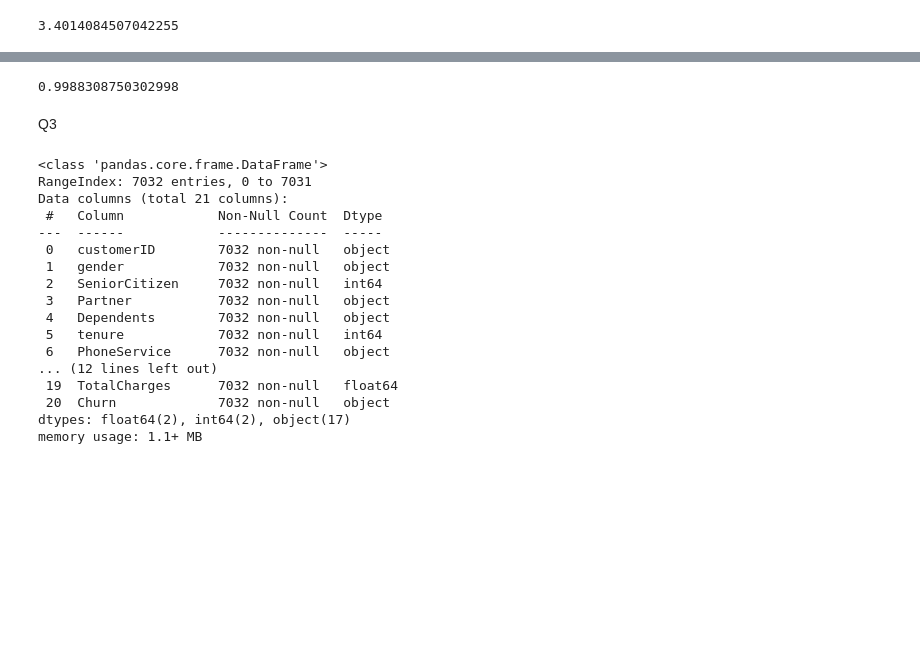
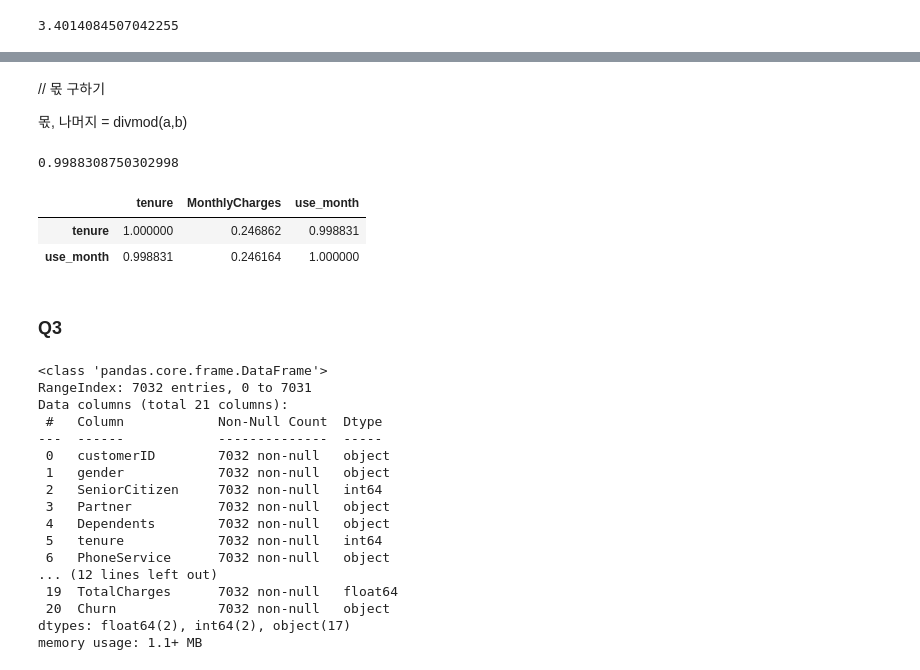
Before and after one commit to smjune/ipynb, a Jupyter notebook: dessa/dessa2_galaxy.ipynb, the cells around one changed output, grey strips where cells are left out. Drawn from its saved outputs; the diff is of its cells as text; code cells hidden in the pictures; blank space fills up the shorter version.

```diff
--- a/dessa/dessa2_galaxy.ipynb
+++ b/dessa/dessa2_galaxy.ipynb
@@ -61,5 +65,9 @@ Q2
 # %%
 df2=df.copy()
+# %% [markdown]
+// 몫 구하기
+
+몫, 나머지 = divmod(a,b)
 # %%
 df2['use_month'] = df2['TotalCharges']//df2['MonthlyCharges']
 # %%
@@ -68,8 +76,14 @@ ans3 = df2[['tenure','MonthlyCharges','use_month']].corr()
 pd.Series(ans3.values.reshape(-1)).abs().sort_values(ascending=False).unique()[1]
 # %% [output]
 0.9988308750302998
-# %% [markdown]
-Q3
+# %%
+df2[['tenure','MonthlyCharges','use_month']].corr().nlargest(2,columns=['tenure','use_month'])
+# %% [output]
+|  | tenure | MonthlyCharges | use_month |
+| tenure | 1.000000 | 0.246862 | 0.998831 |
+| use_month | 0.998831 | 0.246164 | 1.000000 |
+# %% [markdown]
+### Q3
 # %%
 df3=df.copy()
 df3.info()
```
Also changed, not shown: parts of 4 cells of this notebook, 6 other files.
